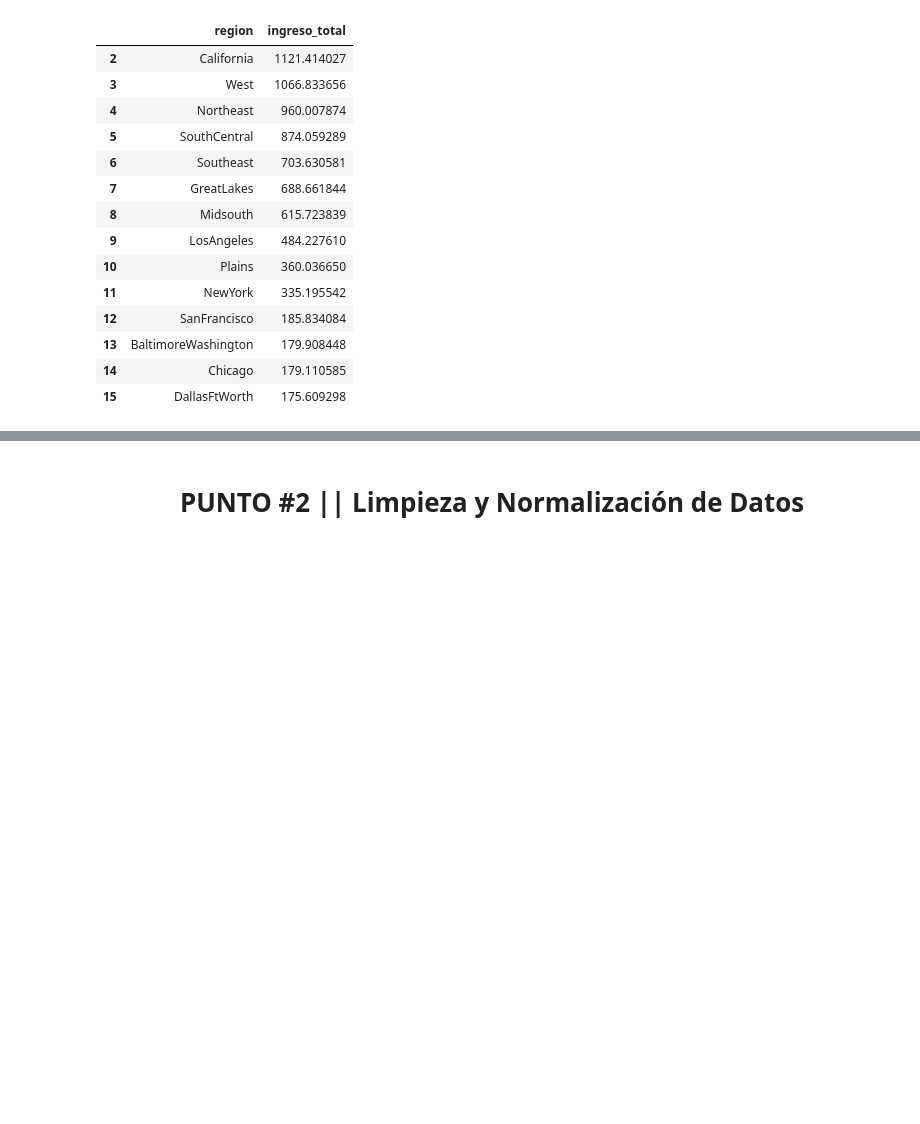
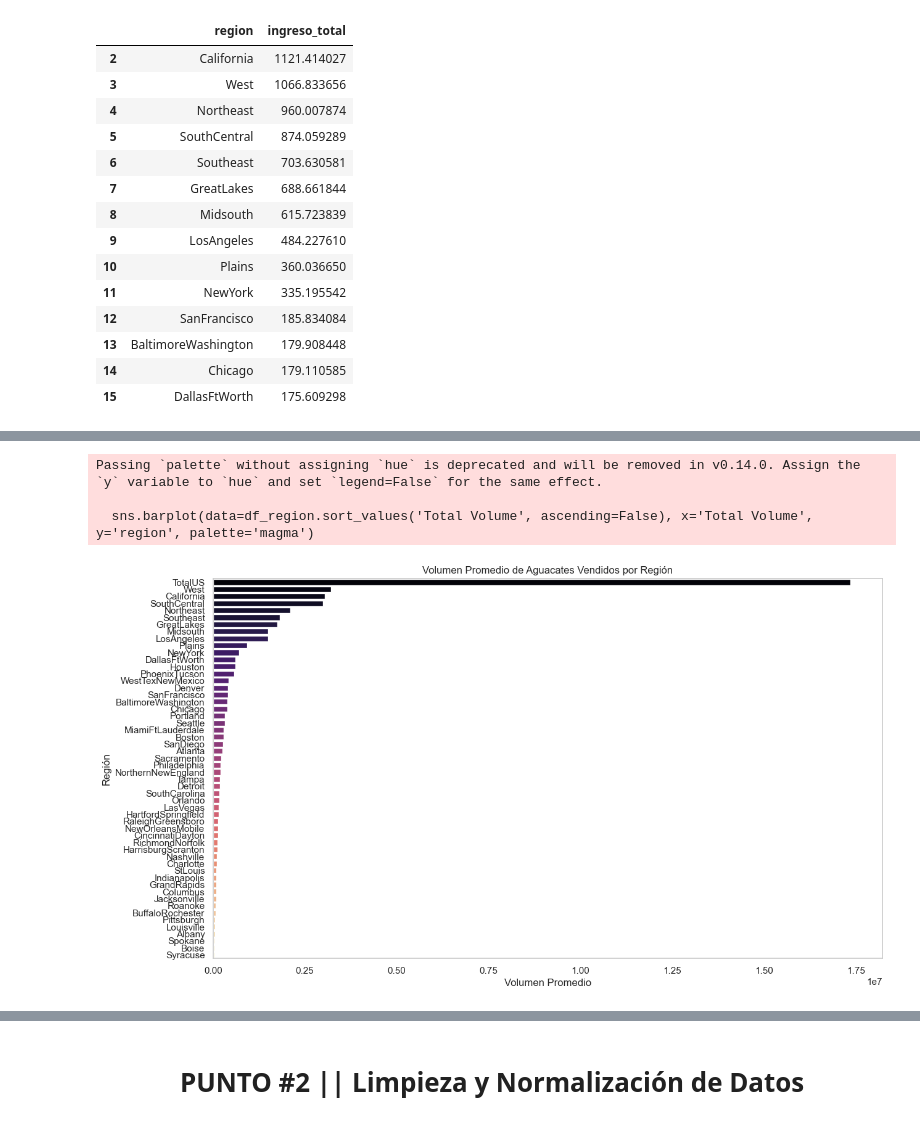
Before and after one commit to juancursed/avocado_prices, a Jupyter notebook: main.ipynb, the cells around one changed output, grey strips where cells are left out. Drawn from its saved outputs; the diff is of its cells as text; code cells hidden in the pictures; blank space fills up the shorter version.

Commit message:
Punto 3 terminado
Graficas añadidas

```diff
--- a/main.ipynb
+++ b/main.ipynb
@@ -445,0 +448,19 @@ df_dummies'''
+# %%
+# --------- Agrupar por región y calcular volumen promedio ------------
+df_region = df.groupby('region').agg({
+    'Total Volume': 'mean'
+}).reset_index()
+
+# --------- Graficar ------------
+plt.figure(figsize=(14,8))
+sns.barplot(data=df_region.sort_values('Total Volume', ascending=False), x='Total Volume', y='region', palette='magma')
+plt.title('Volumen Promedio de Aguacates Vendidos por Región')
+plt.xlabel('Volumen Promedio')
+plt.ylabel('Región')
+plt.grid(axis='x')
+plt.show()
+# %% [output]
+Passing `palette` without assigning `hue` is deprecated and will be removed in v0.14.0. Assign the `y` variable to `hue` and set `legend=False` for the same effect.
+
+  sns.barplot(data=df_region.sort_values('Total Volume', ascending=False), x='Total Volume', y='region', palette='magma')
+[figure, added]
```
Also changed, not shown: parts of 15 cells of this notebook, 1 other file.
